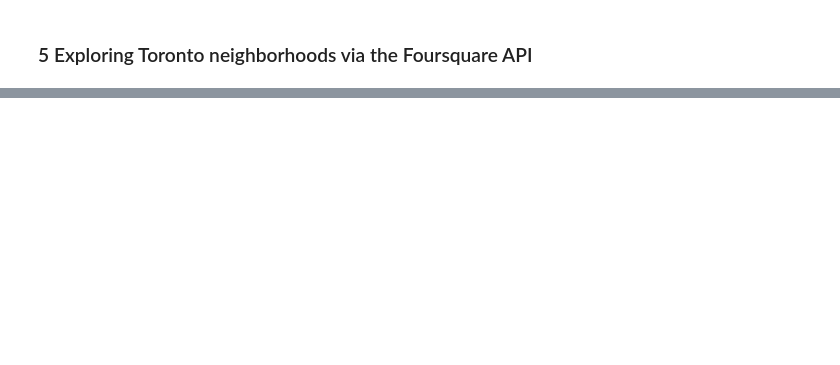
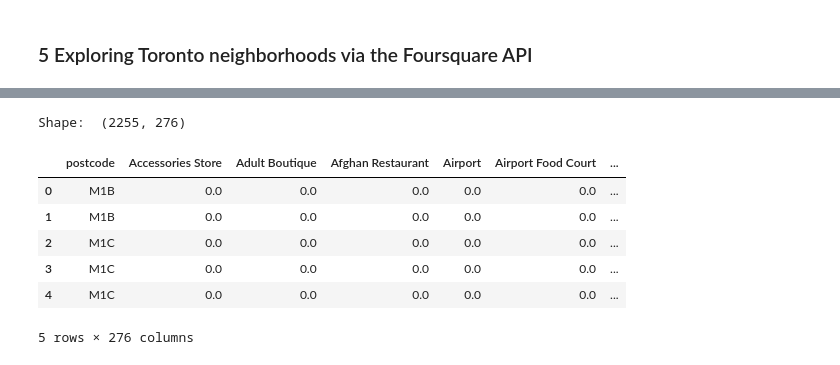
Before and after one commit to beinglucky24/Coursera_Capstone, a Jupyter notebook: segmenting_and_clustering.ipynb, the cells around one changed output, grey strips where cells are left out. Drawn from its saved outputs; the diff is of its cells as text; code cells hidden in the pictures; blank space fills up the shorter version.

```diff
--- a/segmenting_and_clustering.ipynb
+++ b/segmenting_and_clustering.ipynb
@@ -199,0 +222,25 @@ print('Latitude and longitude values of {} are {}, {}.'.format(neighborhood_name
+# %%
+new = pd.Series([code]+list(np.zeros(len(toronto_onehot.columns)-1)),index=toronto_onehot.columns)
+# %%
+toronto_onehot = pd.get_dummies(toronto_venues[['venue category']], prefix="", prefix_sep="")
+toronto_onehot['postcode'] = toronto_venues['postcode']
+fixed_columns = [toronto_onehot.columns[-1]] + list(toronto_onehot.columns[:-1])
+toronto_onehot = toronto_onehot[fixed_columns]
+
+for i in code_df.index:
+    code = code_df.loc[i,'postcode']
+    if code not in toronto_onehot.postcode.unique():
+        new = pd.Series([code]+list(np.zeros(len(toronto_onehot.columns)-1)),index=toronto_onehot.columns)
+        toronto_onehot = toronto_onehot.append(new,ignore_index=True)
+
+print('Shape: ',toronto_onehot.shape)
+toronto_onehot.head()
+# %% [output]
+Shape:  (2255, 276)
+|  | postcode | Accessories Store | Adult Boutique | Afghan Restaurant | Airport | Airport Food Court | ... |
+| 0 | M1B | 0.0 | 0.0 | 0.0 | 0.0 | 0.0 | ... |
+| 1 | M1B | 0.0 | 0.0 | 0.0 | 0.0 | 0.0 | ... |
+| 2 | M1C | 0.0 | 0.0 | 0.0 | 0.0 | 0.0 | ... |
+| 3 | M1C | 0.0 | 0.0 | 0.0 | 0.0 | 0.0 | ... |
+| 4 | M1C | 0.0 | 0.0 | 0.0 | 0.0 | 0.0 | ... |
+5 rows × 276 columns
```
Also changed, not shown: parts of 19 cells of this notebook.
